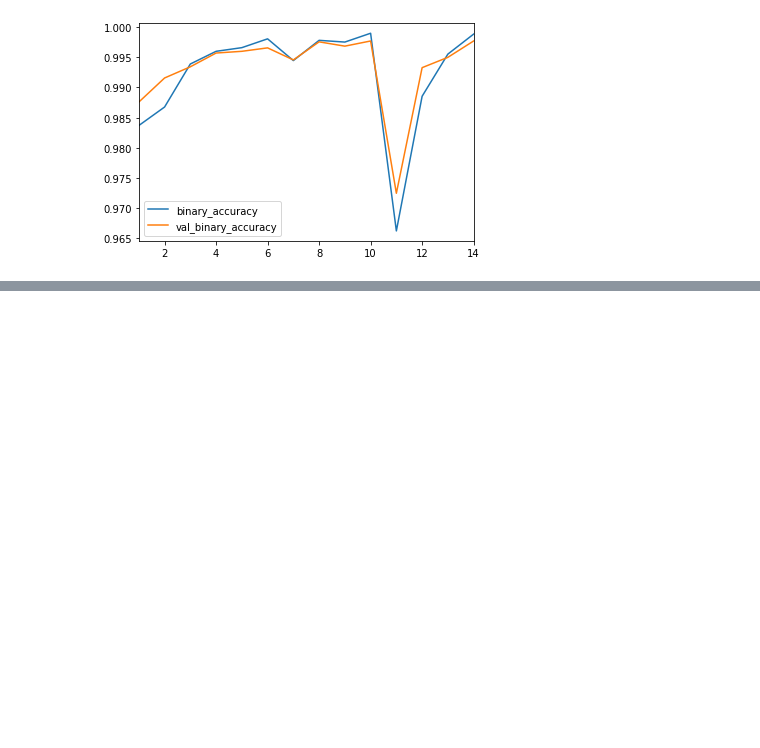
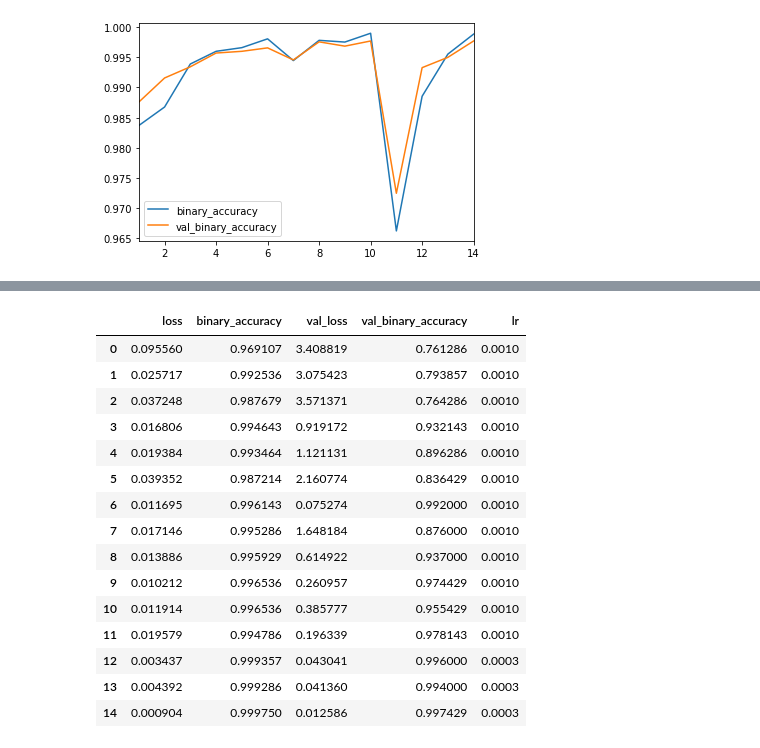
Before and after one commit to mjurkus/ai_bootcamp_8_cv, a Jupyter notebook: Cactus.ipynb, the cells around one changed output, grey strips where cells are left out. Drawn from its saved outputs; the diff is of its cells as text; code cells hidden in the pictures; blank space fills up the shorter version.

```diff
--- a/Cactus.ipynb
+++ b/Cactus.ipynb
@@ -194,0 +230,19 @@ learner.show_history('acc', skip=1)
+# %%
+h_mn = pd.DataFrame(learner_mn.history.history); h_mn
+# %% [output]
+|  | loss | binary_accuracy | val_loss | val_binary_accuracy | lr |
+| 0 | 0.095560 | 0.969107 | 3.408819 | 0.761286 | 0.0010 |
+| 1 | 0.025717 | 0.992536 | 3.075423 | 0.793857 | 0.0010 |
+| 2 | 0.037248 | 0.987679 | 3.571371 | 0.764286 | 0.0010 |
+| 3 | 0.016806 | 0.994643 | 0.919172 | 0.932143 | 0.0010 |
+| 4 | 0.019384 | 0.993464 | 1.121131 | 0.896286 | 0.0010 |
+| 5 | 0.039352 | 0.987214 | 2.160774 | 0.836429 | 0.0010 |
+| 6 | 0.011695 | 0.996143 | 0.075274 | 0.992000 | 0.0010 |
+| 7 | 0.017146 | 0.995286 | 1.648184 | 0.876000 | 0.0010 |
+| 8 | 0.013886 | 0.995929 | 0.614922 | 0.937000 | 0.0010 |
+| 9 | 0.010212 | 0.996536 | 0.260957 | 0.974429 | 0.0010 |
+| 10 | 0.011914 | 0.996536 | 0.385777 | 0.955429 | 0.0010 |
+| 11 | 0.019579 | 0.994786 | 0.196339 | 0.978143 | 0.0010 |
+| 12 | 0.003437 | 0.999357 | 0.043041 | 0.996000 | 0.0003 |
+| 13 | 0.004392 | 0.999286 | 0.041360 | 0.994000 | 0.0003 |
+| 14 | 0.000904 | 0.999750 | 0.012586 | 0.997429 | 0.0003 |
```
Also changed, not shown: parts of 6 cells of this notebook.
